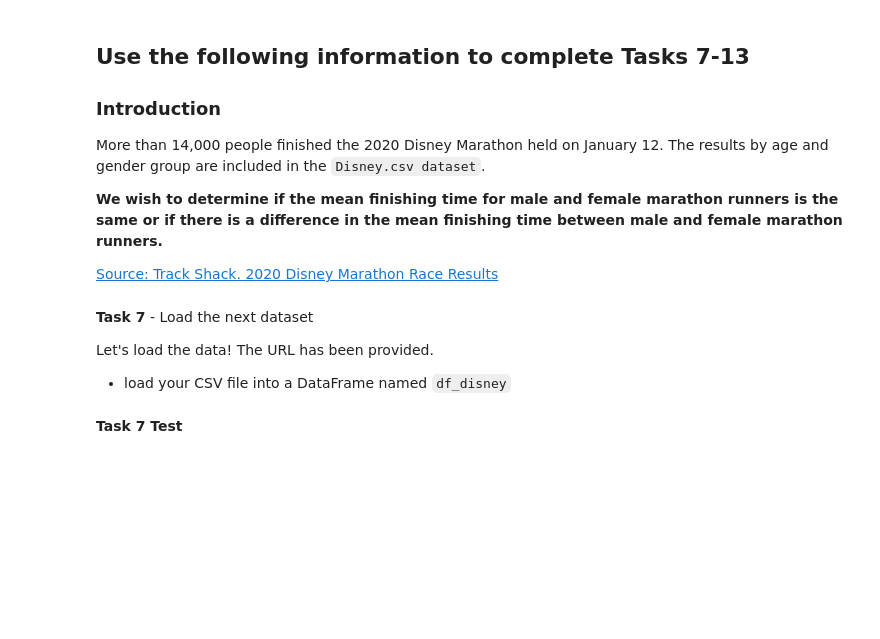
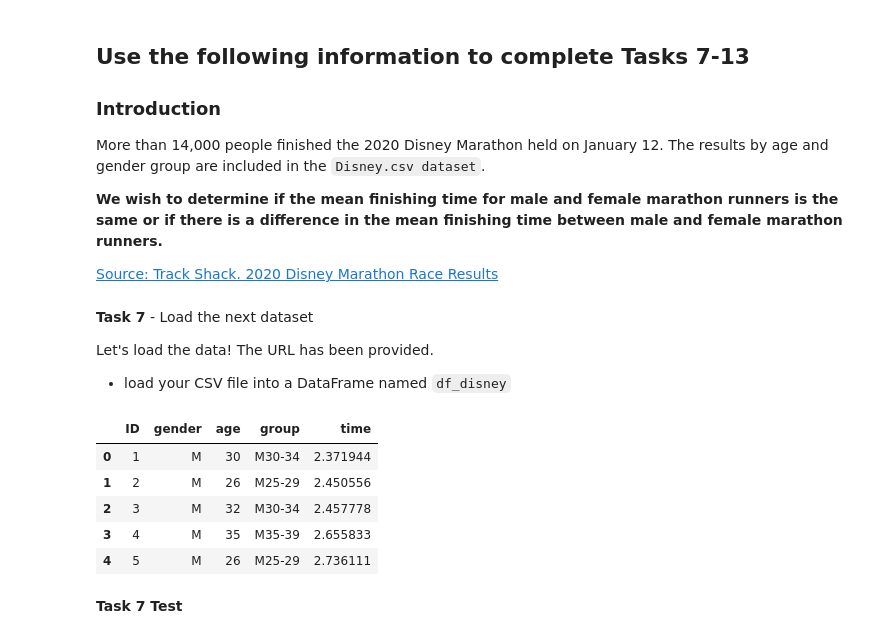
Before and after one commit to smvicky/assignment_1.3, a Jupyter notebook: PT_DS_ttests_Assignment.ipynb, the cells around one changed output. Drawn from its saved outputs; the diff is of its cells as text; code cells hidden in the pictures; blank space fills up the shorter version.

```diff
--- a/PT_DS_ttests_Assignment.ipynb
+++ b/PT_DS_ttests_Assignment.ipynb
@@ -175,11 +192,19 @@ Let's load the data! The URL has been provided.
 # %%
 # Task 7
 
 # URL for Disney marathon dataset
 data_url2 = 'https://raw.githubusercontent.com/pixeltests/datasets/main/Disney.csv'
 
 # YOUR CODE HERE
-# raise NotImplementedError()
+df_disney = pd.read_csv(data_url2)
+df_disney.head()
+# %% [output]
+|  | ID | gender | age | group | time |
+| 0 | 1 | M | 30 | M30-34 | 2.371944 |
+| 1 | 2 | M | 26 | M25-29 | 2.450556 |
+| 2 | 3 | M | 32 | M30-34 | 2.457778 |
+| 3 | 4 | M | 35 | M35-39 | 2.655833 |
+| 4 | 5 | M | 26 | M25-29 | 2.736111 |
 # %% [markdown]
 **Task 7 Test**
 # %%
```
Also changed, not shown: parts of 13 cells of this notebook.
